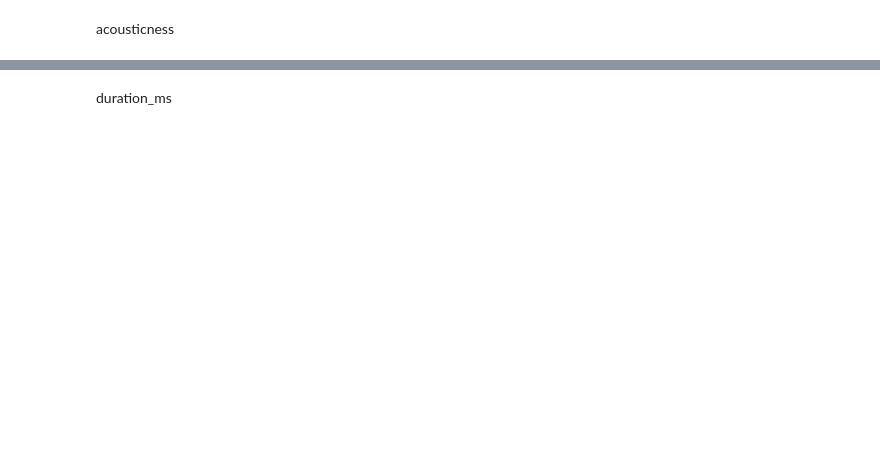
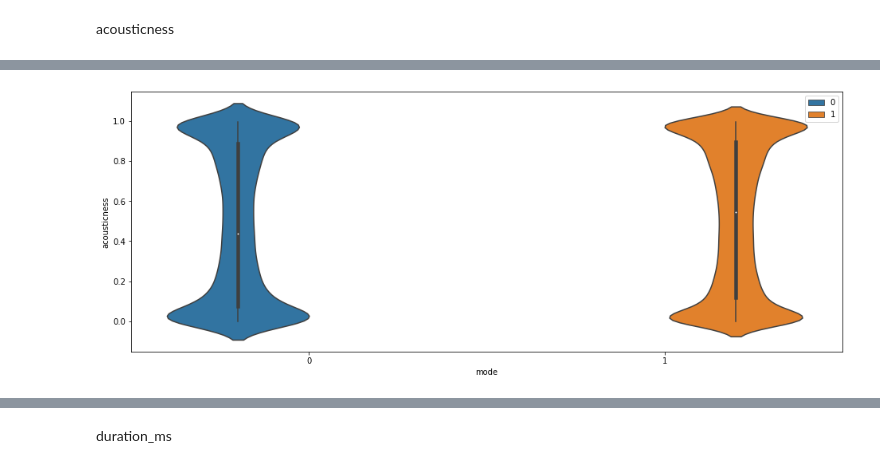
Before and after one commit to omiderfanmanesh/datascience-lab-winter-2021-project, a Jupyter notebook: EDA.ipynb, the cells around one changed output, grey strips where cells are left out. Cells and saved outputs as stored; diff of their text form; code cells hidden in the pictures; blank space fills up the shorter version.

```diff
--- a/EDA.ipynb
+++ b/EDA.ipynb
@@ -227,0 +258,4 @@ No handles with labels found to put in legend.
+# %%
+violin_plot(df,col='acousticness')
+# %% [output]
+[figure, added]
```
Also changed, not shown: parts of 51 cells of this notebook.
